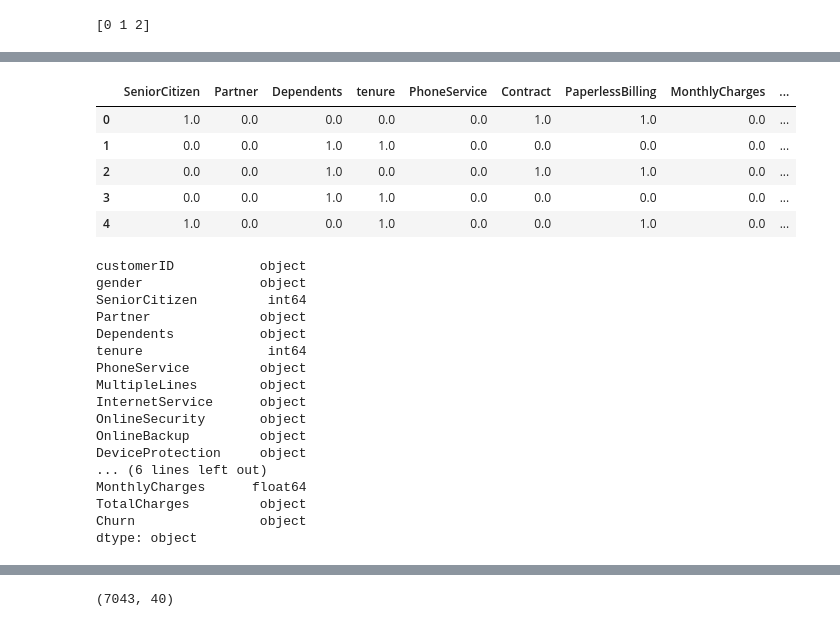
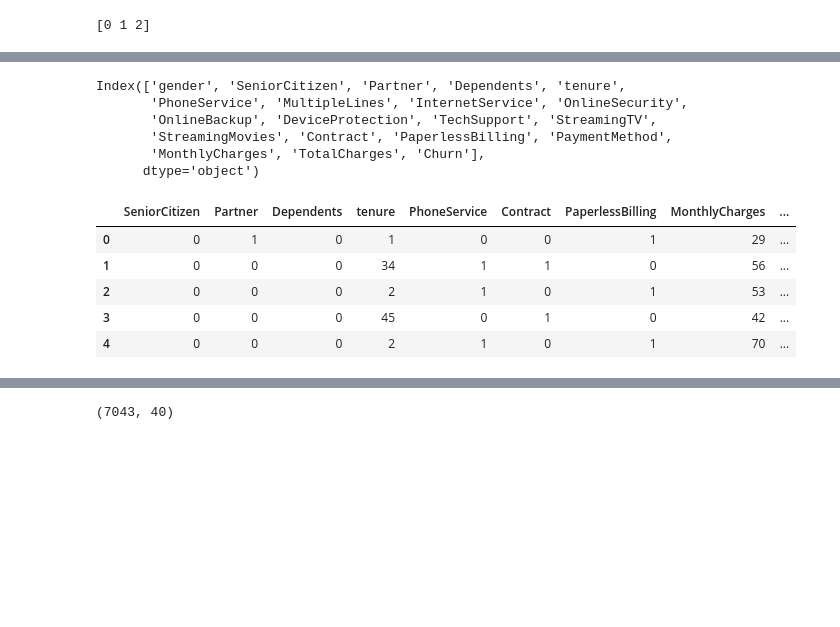
Before and after one commit to VedantShirgaonkar/GDSC_ML_Tasks, a Jupyter notebook: New Dataset/Model_Fitting.ipynb, the cells around one changed output, grey strips where cells are left out. Saved outputs shown, nothing was run; the diff lists cells and outputs as text; code cells hidden in the pictures; blank space fills up the shorter version.

```diff
--- a/New Dataset/Model_Fitting.ipynb
+++ b/New Dataset/Model_Fitting.ipynb
@@ -165,54 +174,47 @@ print(df1['Contract'].unique())
+# %%
+df1.columns
+# %% [output]
+Index(['gender', 'SeniorCitizen', 'Partner', 'Dependents', 'tenure',
+       'PhoneService', 'MultipleLines', 'InternetService', 'OnlineSecurity',
+       'OnlineBackup', 'DeviceProtection', 'TechSupport', 'StreamingTV',
+       'StreamingMovies', 'Contract', 'PaperlessBilling', 'PaymentMethod',
+       'MonthlyCharges', 'TotalCharges', 'Churn'],
+      dtype='object')
 # %%
 from sklearn.preprocessing import OneHotEncoder
 from sklearn.compose import ColumnTransformer
 
 # Define the columns to OneHotEncode
 columns_to_encode = ['OnlineSecurity', 'OnlineBackup', 'DeviceProtection', 'TechSupport',
                      'StreamingTV', 'StreamingMovies', 'MultipleLines',
                      'gender', 'PaymentMethod', 'InternetService']
 
 # Initialize the OneHotEncoder
-ohe = OneHotEncoder(sparse_output=False)
+#ohe = OneHotEncoder(sparse_output=False)
 
 # Create a ColumnTransformer to apply OneHotEncoder to the specified columns
-column_transformer = ColumnTransformer(
-    transformers=[('ohe', ohe, columns_to_encode)], remainder='passthrough')
+#column_transformer = ColumnTransformer(
+    #transformers=[('ohe', ohe, columns_to_encode)], remainder='passthrough')
 
 # Fit and transform the data
-df_encoded = column_transformer.fit_transform(df1)
+#df_encoded = column_transformer.fit_transform(df1)
 
 # Retrieve the feature names after fitting
-encoded_columns = column_transformer.named_transformers_['ohe'].get_feature_names_out(columns_to_encode)
+#encoded_columns = column_transformer.named_transformers_['ohe'].get_feature_names_out(columns_to_encode)
 
 # Convert the transformed data back to a DataFrame with the correct column names
-df_encoded = pd.DataFrame(df_encoded, columns= df1.drop(columns_to_encode, axis=1).columns.tolist() + list(encoded_columns))
+#df_encoded = pd.DataFrame(df_encoded, columns= df1.drop(columns_to_encode, axis=1).columns.tolist() + list(encoded_columns))
 
 # Check the encoded DataFrame
+df_encoded = pd.get_dummies(df1, columns=columns_to_encode)
+
+# Convert boolean values (True/False) to integers (0/1)
+df_encoded = df_encoded.astype(int)
 df_encoded.head()
 # %% [output]
 |  | SeniorCitizen | Partner | Dependents | tenure | PhoneService | Contract | PaperlessBilling | MonthlyCharges | ... |
-| 0 | 1.0 | 0.0 | 0.0 | 0.0 | 0.0 | 1.0 | 1.0 | 0.0 | ... |
-| 1 | 0.0 | 0.0 | 1.0 | 1.0 | 0.0 | 0.0 | 0.0 | 0.0 | ... |
-| 2 | 0.0 | 0.0 | 1.0 | 0.0 | 0.0 | 1.0 | 1.0 | 0.0 | ... |
-| 3 | 0.0 | 0.0 | 1.0 | 1.0 | 0.0 | 0.0 | 0.0 | 0.0 | ... |
-| 4 | 1.0 | 0.0 | 0.0 | 1.0 | 0.0 | 0.0 | 1.0 | 0.0 | ... |
+| 0 | 0 | 1 | 0 | 1 | 0 | 0 | 1 | 29 | ... |
+| 1 | 0 | 0 | 0 | 34 | 1 | 1 | 0 | 56 | ... |
+| 2 | 0 | 0 | 0 | 2 | 1 | 0 | 1 | 53 | ... |
+| 3 | 0 | 0 | 0 | 45 | 0 | 1 | 0 | 42 | ... |
+| 4 | 0 | 0 | 0 | 2 | 1 | 0 | 1 | 70 | ... |
-# %%
-df.dtypes
-# %% [output]
-customerID           object
-gender               object
-SeniorCitizen         int64
-Partner              object
-Dependents           object
-tenure                int64
-PhoneService         object
-MultipleLines        object
-InternetService      object
-OnlineSecurity       object
-OnlineBackup         object
-DeviceProtection     object
-... (6 lines left out)
-MonthlyCharges      float64
-TotalCharges         object
-Churn                object
-dtype: object
```
Also changed, not shown: parts of 12 cells of this notebook, 4 other files.
